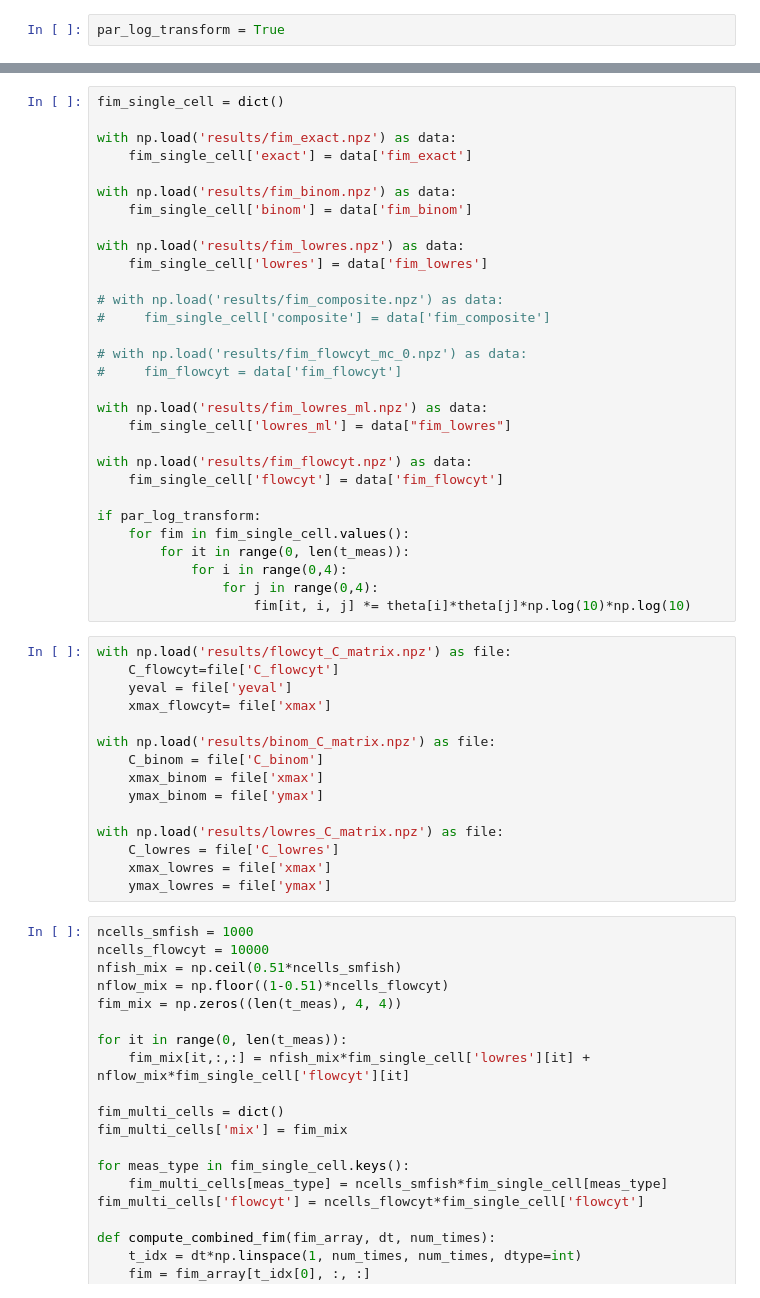
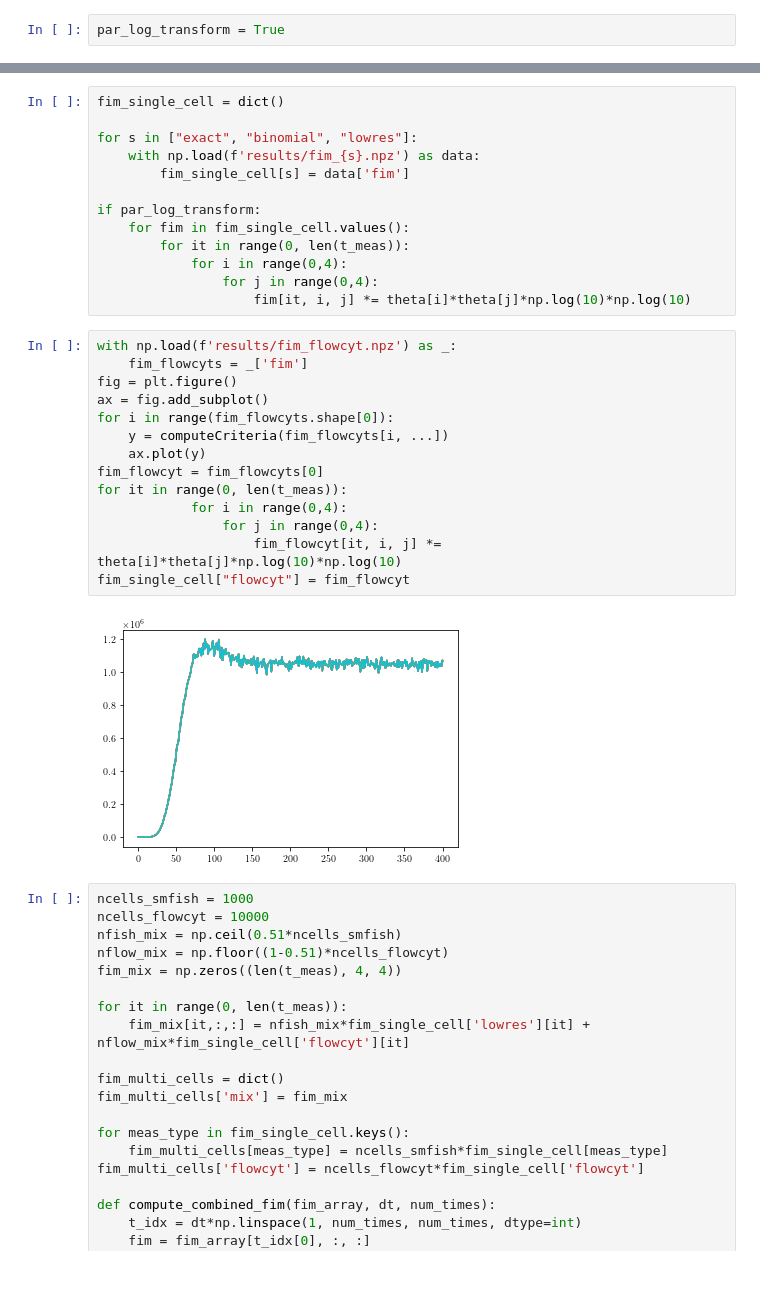
Before and after one commit to voduchuy/NoisyMeasurementFIM, a Jupyter notebook: bursting_gene/bursting_gene_plots.ipynb, the cells around one changed output, grey strips where cells are left out. Cells and saved outputs as stored; diff of their text form.

```diff
--- a/bursting_gene/bursting_gene_plots.ipynb
+++ b/bursting_gene/bursting_gene_plots.ipynb
@@ -34,26 +26,9 @@ theta = np.array([k_on, k_off, k_r, gamma])
 # %%
 fim_single_cell = dict()
 
-with np.load('results/fim_exact.npz') as data:
-    fim_single_cell['exact'] = data['fim_exact']
-
-with np.load('results/fim_binom.npz') as data:
-    fim_single_cell['binom'] = data['fim_binom']
-
-with np.load('results/fim_lowres.npz') as data:
-    fim_single_cell['lowres'] = data['fim_lowres']
-
-# with np.load('results/fim_composite.npz') as data:
-#     fim_single_cell['composite'] = data['fim_composite']
-
-# with np.load('results/fim_flowcyt_mc_0.npz') as data:
-#     fim_flowcyt = data['fim_flowcyt']
-
-with np.load('results/fim_lowres_ml.npz') as data:
-    fim_single_cell['lowres_ml'] = data["fim_lowres"]
-
-with np.load('results/fim_flowcyt.npz') as data:
-    fim_single_cell['flowcyt'] = data['fim_flowcyt']
+for s in ["exact", "binomial", "lowres"]:
+    with np.load(f'results/fim_{s}.npz') as data:
+        fim_single_cell[s] = data['fim']
 
 if par_log_transform:
     for fim in fim_single_cell.values():
@@ -61,21 +36,22 @@ if par_log_transform:
             for i in range(0,4):
                 for j in range(0,4):
                     fim[it, i, j] *= theta[i]*theta[j]*np.log(10)*np.log(10)
-# %%
-with np.load('results/flowcyt_C_matrix.npz') as file:
-    C_flowcyt=file['C_flowcyt']
-    yeval = file['yeval']
-    xmax_flowcyt= file['xmax']
-
-with np.load('results/binom_C_matrix.npz') as file:
-    C_binom = file['C_binom']
-    xmax_binom = file['xmax']
-    ymax_binom = file['ymax']
-
-with np.load('results/lowres_C_matrix.npz') as file:
-    C_lowres = file['C_lowres']
-    xmax_lowres = file['xmax']
-    ymax_lowres = file['ymax']
+# %%
+with np.load(f'results/fim_flowcyt.npz') as _:
+    fim_flowcyts = _['fim']
+fig = plt.figure()
+ax = fig.add_subplot()
+for i in range(fim_flowcyts.shape[0]):
+    y = computeCriteria(fim_flowcyts[i, ...])
+    ax.plot(y)
+fim_flowcyt = fim_flowcyts[0]
+for it in range(0, len(t_meas)):
+            for i in range(0,4):
+                for j in range(0,4):
+                    fim_flowcyt[it, i, j] *= theta[i]*theta[j]*np.log(10)*np.log(10)
+fim_single_cell["flowcyt"] = fim_flowcyt
+# %% [output]
+[figure, added]
 # %%
 ncells_smfish = 1000
 ncells_flowcyt = 10000
```
Also changed, not shown: parts of 9 cells of this notebook, 13 other files.
